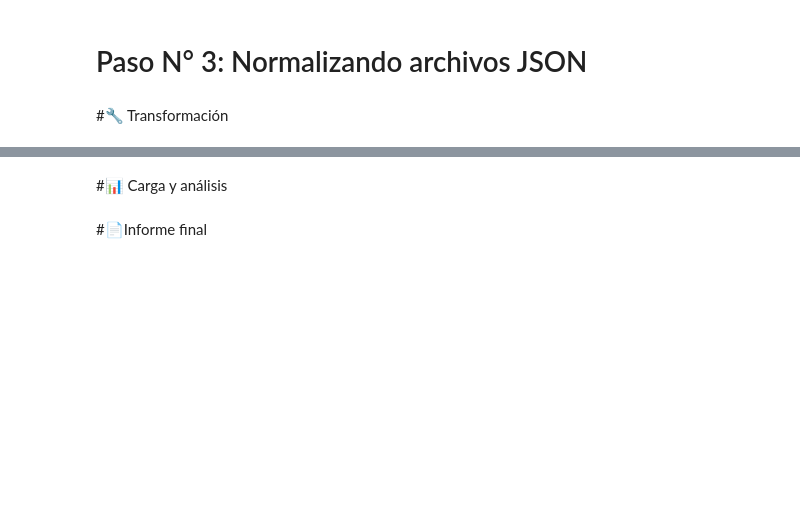
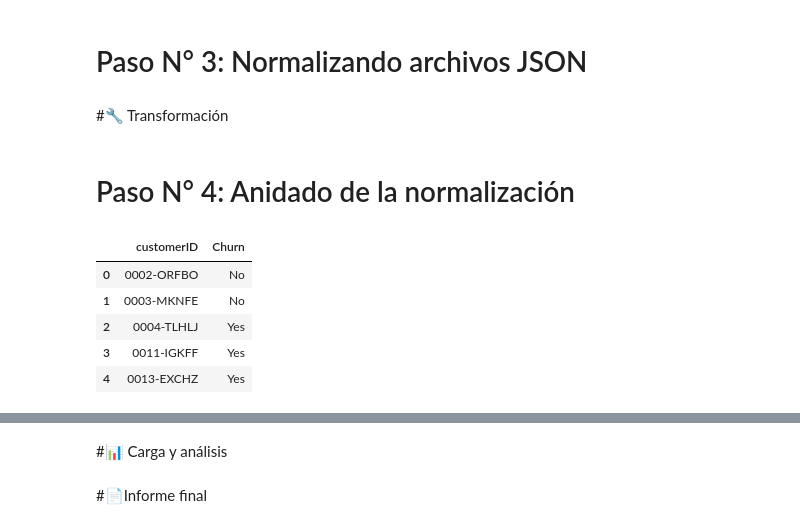
Before and after one commit to JoseIng-EO/challenge2-data-science-telecom-x, a Jupyter notebook: TelecomX_LATAM.ipynb, the cells around one changed output, grey strips where cells are left out. Cells and saved outputs as stored; diff of their text form; code cells hidden in the pictures; blank space fills up the shorter version.

```diff
--- a/TelecomX_LATAM.ipynb
+++ b/TelecomX_LATAM.ipynb
@@ -34,3 +34,15 @@ df_internet = pd.json_normalize(datos_telecomx['internet'])
 df_account = pd.json_normalize(datos_telecomx['account'])
 # %% [markdown]
 #🔧 Transformación
+# %% [markdown]
+# Paso N° 4: Anidado de la normalización
+# %%
+id_churn = df_telecomx[['customerID', 'Churn']]
+id_churn.head()
+# %% [output]
+|  | customerID | Churn |
+| 0 | 0002-ORFBO | No |
+| 1 | 0003-MKNFE | No |
+| 2 | 0004-TLHLJ | Yes |
+| 3 | 0011-IGKFF | Yes |
+| 4 | 0013-EXCHZ | Yes |
```
Also changed, not shown: parts of 6 cells of this notebook.
